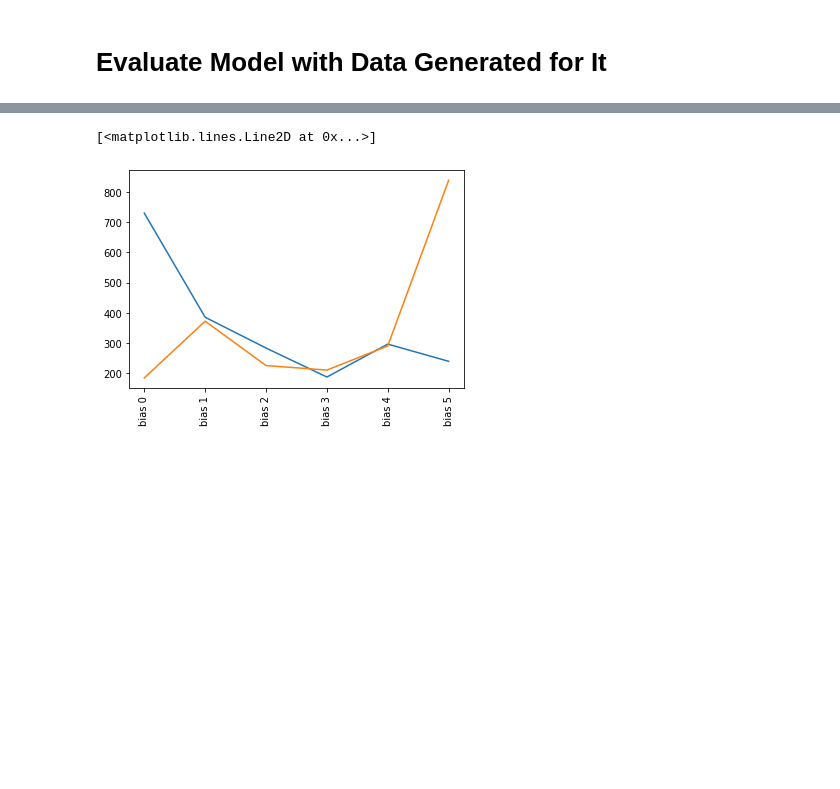
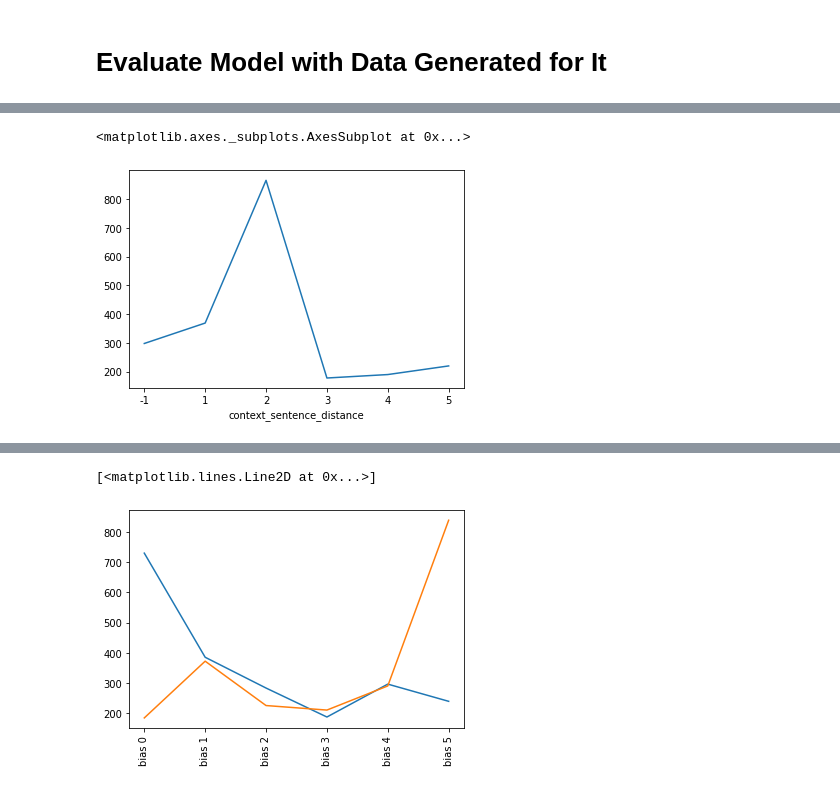
Before and after one commit to jesa7955/context-translation, a Jupyter notebook: notebooks/Oracle.ipynb, the cells around one changed output, grey strips where cells are left out. Saved outputs shown, nothing was run; the diff lists cells and outputs as text; code cells hidden in the pictures; blank space fills up the shorter version.

```diff
--- a/notebooks/Oracle.ipynb
+++ b/notebooks/Oracle.ipynb
@@ -129,0 +167,5 @@ jaen_table.groupby('model').count()['reference'].plot(rot=90)
+# %%
+jaen_table_test.groupby('context_sentence_distance').count()['reference'].plot()
+# %% [output]
+<matplotlib.axes._subplots.AxesSubplot at 0x...>
+[figure, added]
```
Also changed, not shown: parts of 27 cells of this notebook, 2 other files.
